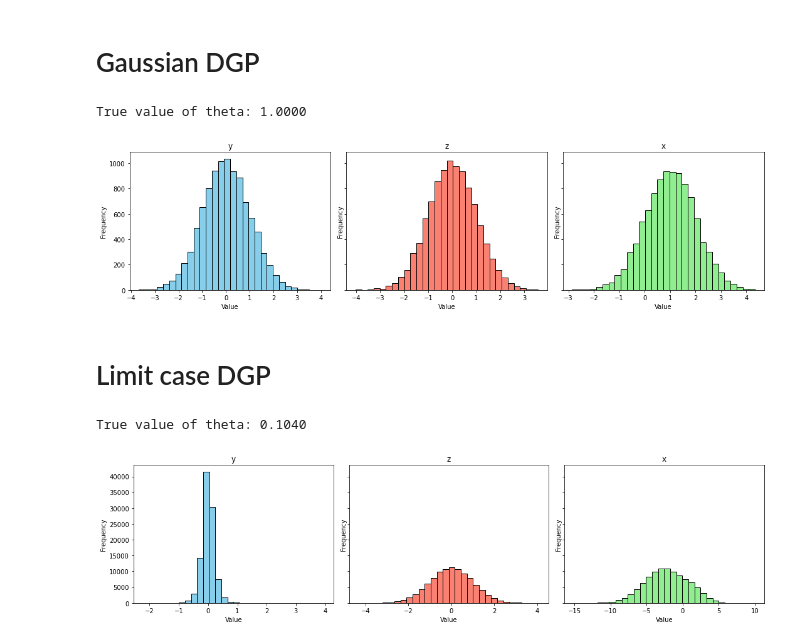
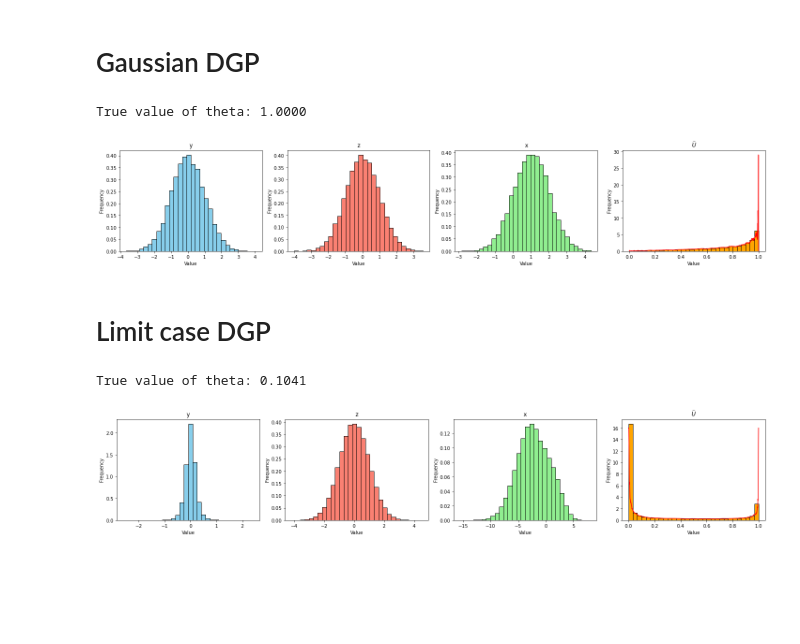
Before and after one commit to jeremylhour/CIC-asymptotics, a Jupyter notebook: notebooks/dgps.ipynb, the cells around one changed output. Drawn from its saved outputs; the diff is of its cells as text; code cells hidden in the pictures; blank space fills up the shorter version.

```diff
--- a/notebooks/dgps.ipynb
+++ b/notebooks/dgps.ipynb
@@ -43,35 +58,47 @@ True value of theta: 0.1429
 # %%
 dgp = GaussianDGP(n=10_000)
 
 y, z, x = dgp.generate()
 print(f"True value of theta: {dgp.theta0:.4f}")
 
+# Compute the empirical CDF of z
+u_hat = smoothed_empirical_cdf(x, data=z)
+
+# Compute rank density
+x_ = np.linspace(1e-6, 1-1e-6, 1000)
+f_hat = kernel_density_estimator_for_u(x_, u_hat)
+
 
 BINS = 30
 
 # Create subplots
-fig, axs = plt.subplots(1, 3, figsize=(15, 4), sharey=True)
+fig, ax = plt.subplots(1, 4, figsize=(20, 4))
 
 # Plot histograms
-axs[0].hist(y, bins=BINS, color='skyblue', edgecolor='black')
-axs[0].set_title('y')
+ax[0].hist(y, bins=BINS, color='skyblue', edgecolor='black', density=True)
+ax[0].set_title('y')
 
-axs[1].hist(z, bins=BINS, color='salmon', edgecolor='black')
-axs[1].set_title('z')
+ax[1].hist(z, bins=BINS, color='salmon', edgecolor='black', density=True)
+ax[1].set_title('z')
 
-axs[2].hist(x, bins=BINS, color='lightgreen', edgecolor='black')
-axs[2].set_title('x')
+ax[2].hist(x, bins=BINS, color='lightgreen', edgecolor='black', density=True)
+ax[2].set_title('x')
+
+ax[3].hist(u_hat, bins=BINS, color='orange', edgecolor='black', density=True)
+ax[3].plot(x_, f_hat, color='red')
+ax[3].set_title(r'$\widehat U$')
+
 
 # Common labels
-for ax in axs:
-    ax.set_xlabel('Value')
-    ax.set_ylabel('Frequency')
+for i in ax:
+    i.set_xlabel('Value')
+    i.set_ylabel('Frequency')
 
 plt.tight_layout()
 plt.show()
 # %% [output]
 True value of theta: 1.0000
-[figure, old version]
+[figure, new version]
 # %% [markdown]
 # Limit case DGP
 # %%
@@ -80,29 +107,41 @@ dgp = LimitCaseDGP(n=100_000, b1 = 0.1, b2=0.3, d1=0.1, d2=0.1)
 y, z, x = dgp.generate()
 print(f"True value of theta: {dgp.theta0:.4f}")
 
+# Compute the empirical CDF of z
+u_hat = smoothed_empirical_cdf(x, data=z)
+
+# Compute rank density
+x_ = np.linspace(1e-6, 1-1e-6, 1000)
+f_hat = kernel_density_estimator_for_u(x_, u_hat)
+
 
 BINS = 30
 
 # Create subplots
-fig, axs = plt.subplots(1, 3, figsize=(15, 4), sharey=True)
+fig, ax = plt.subplots(1, 4, figsize=(20, 4))
 
 # Plot histograms
-axs[0].hist(y, bins=BINS, color='skyblue', edgecolor='black')
-axs[0].set_title('y')
+ax[0].hist(y, bins=BINS, color='skyblue', edgecolor='black', density=True)
+ax[0].set_title('y')
 
-axs[1].hist(z, bins=BINS, color='salmon', edgecolor='black')
-axs[1].set_title('z')
+ax[1].hist(z, bins=BINS, color='salmon', edgecolor='black', density=True)
+ax[1].set_title('z')
 
-axs[2].hist(np.clip(x, a_min=-np.inf, a_max=10), bins=BINS, color='lightgreen', edgecolor='black')
-axs[2].set_title('x')
+ax[2].hist(np.clip(x, a_min=-np.inf, a_max=10), bins=BINS, color='lightgreen', edgecolor='black', density=True)
+ax[2].set_title('x')
+
+ax[3].hist(u_hat, bins=BINS, color='orange', edgecolor='black', density=True)
+ax[3].plot(x_, np.clip(f_hat, a_min=0, a_max=16), color='red')
+ax[3].set_title(r'$\widehat U$')
+
 
 # Common labels
-for ax in axs:
-    ax.set_xlabel('Value')
-    ax.set_ylabel('Frequency')
+for i in ax:
+    i.set_xlabel('Value')
+    i.set_ylabel('Frequency')
 
 plt.tight_layout()
 plt.show()
 # %% [output]
-True value of theta: 0.1040
+True value of theta: 0.1041
-[figure, old version]
+[figure, new version]
```
Also changed, not shown: parts of 2 cells of this notebook, 2 other files.
